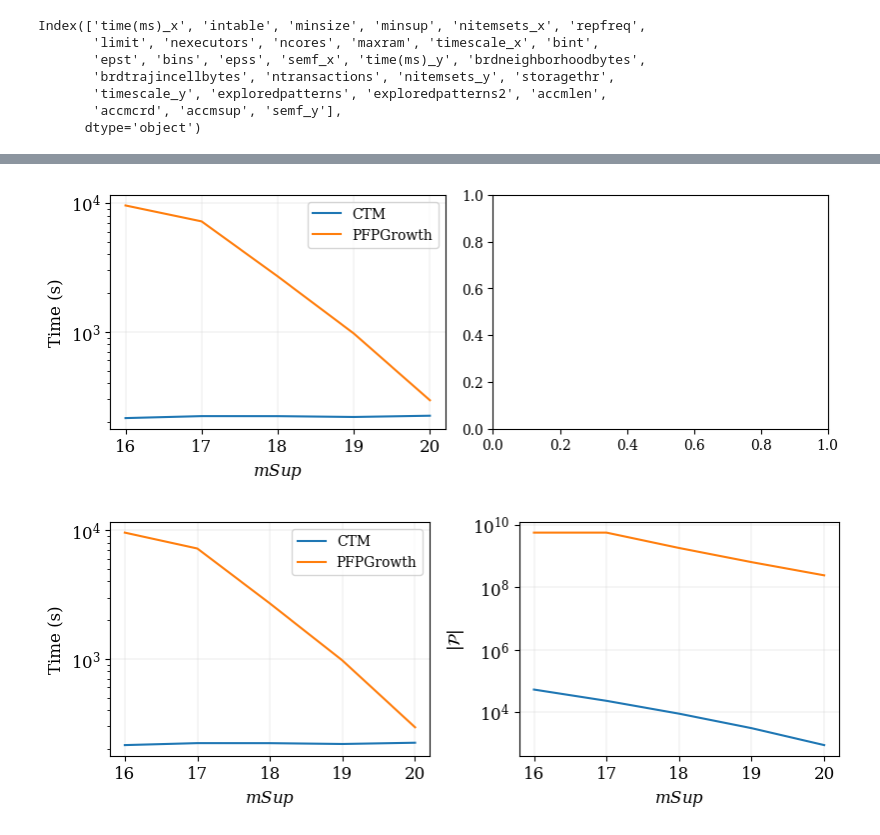
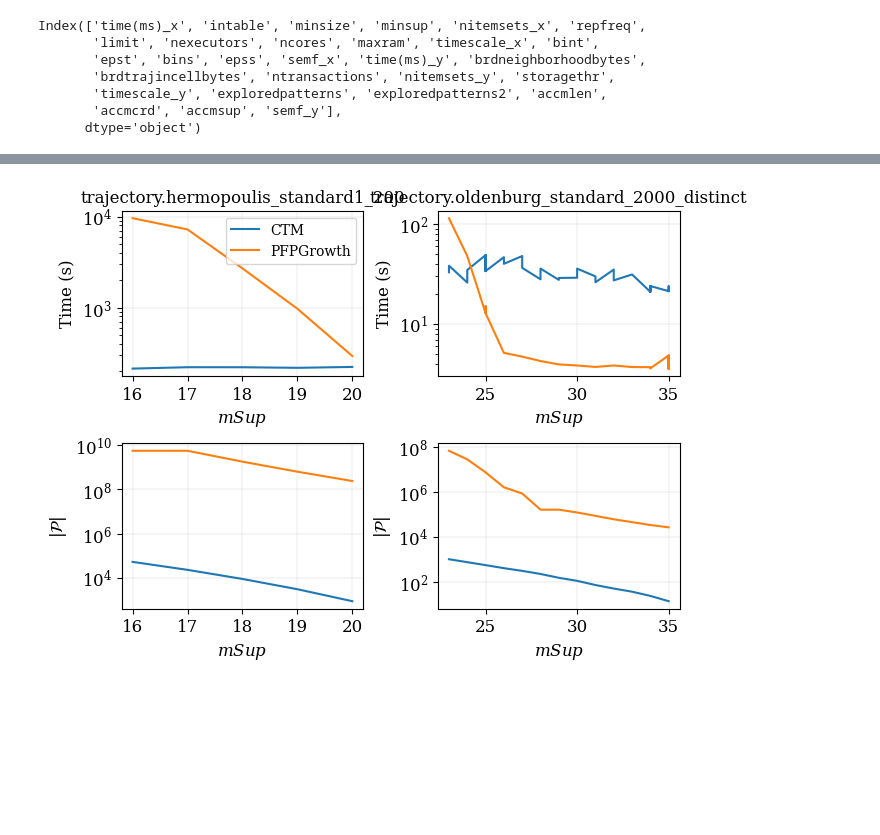
Before and after one commit to w4bo/ctm, a Jupyter notebook: src/main/python/CTM/PFPGrowth.ipynb, the cells around one changed output, grey strips where cells are left out. Saved outputs shown, nothing was run; the diff lists cells and outputs as text; code cells hidden in the pictures; blank space fills up the shorter version.

```diff
--- a/src/main/python/CTM/PFPGrowth.ipynb
+++ b/src/main/python/CTM/PFPGrowth.ipynb
@@ -156,7 +167,7 @@ df2
  'bins',
  'epss']
 # %%
-df3 = df1.merge(df2, on=[x for x in df1.columns if x in ['epss', 'bins', 'epst', 'bint', 'maxram', 'ncores', 'intable', 'minsize', 'minsup', 'repfreq',  'limit', 'nexecutors',]])
+df3 = df1.merge(df2, on=[x for x in df1.columns if x in ['intable', 'epss', 'bins', 'epst', 'bint', 'maxram', 'ncores', 'intable', 'minsize', 'minsup', 'repfreq',  'limit', 'nexecutors',]])
 df3
 # %% [output]
 |  | time(ms)_x | intable | minsize | minsup | nitemsets_x | repfreq | limit | nexecutors | ncores | maxram | ... |
@@ -177,9 +199,10 @@ Index(['time(ms)_x', 'intable', 'minsize', 'minsup', 'nitemsets_x', 'repfreq',
        'accmcrd', 'accmsup', 'semf_y'],
       dtype='object')
 # %%
-df3 = df3[['minsup', 'time(ms)_x', 'time(ms)_y', 'nitemsets_x', 'nitemsets_y']]
+df3 = df3[['intable', 'minsup', 'time(ms)_x', 'time(ms)_y', 'nitemsets_x', 'nitemsets_y']]
 df3['time(ms)_x'] = df3['time(ms)_x'] / 1000
 df3['time(ms)_y'] = df3['time(ms)_y'] / 1000
+df3 = df3.sort_values("minsup")
 df3
 # %% [output]
 A value is trying to be set on a copy of a slice from a DataFrame.
@@ -201,22 +235,19 @@ See the caveats in the documentation: https://pandas.pydata.org/pandas-docs/stab
 # %%
-fig, ax = plt.subplots(1, 2, figsize=figsize12, constrained_layout=True)
-axs = ax[0]
-df3.rename(columns={'time(ms)_x': 'PFPGrowth', 'time(ms)_y': 'CTM', 'minsup': '$mSup$'}).plot(fontsize=BIGGER_SIZE, ax=axs, x='$mSup$', y=['CTM', 'PFPGrowth'], logy=True)
-default_plotsetup(axs)
-axs.set_ylabel('Time (s)', fontsize=BIGGER_SIZE)
-axs.set_xlabel('$mSup$', fontsize=BIGGER_SIZE)
-# fig.savefig('../../../../output/pfpgrowth-time.svg')
+fig, ax = plt.subplots(2, len(df3["intable"].unique()), constrained_layout=True)
+for i, intable in enumerate(df3["intable"].unique()):
+    axs = ax[0][i]
+    df3[df3["intable"] == intable].rename(columns={'time(ms)_x': 'PFPGrowth', 'time(ms)_y': 'CTM', 'minsup': '$mSup$'}).plot(fontsize=BIGGER_SIZE, ax=axs, x='$mSup$', y=['CTM', 'PFPGrowth'], logy=True, legend=i == 0)
+    default_plotsetup(axs)
+    axs.set_title(intable)
+    axs.set_ylabel('Time (s)', fontsize=BIGGER_SIZE)
+    axs.set_xlabel('$mSup$', fontsize=BIGGER_SIZE)
+
+    axs = ax[1][i]
+    df3[df3["intable"] == intable].rename(columns={'nitemsets_x': 'PFPGrowth', 'nitemsets_y': 'CTM', 'minsup': '$mSup$'}).plot(fontsize=BIGGER_SIZE, ax=axs, x='$mSup$', y=['CTM', 'PFPGrowth'], logy=True, legend=False)
+    default_plotsetup(axs)
+    axs.set_ylabel('$|\mathcal{P}|$', fontsize=BIGGER_SIZE)
+    axs.set_xlabel('$mSup$',          fontsize=BIGGER_SIZE)
+    # fig.savefig('../../../../output/pfpgrowth-time.svg')
 fig
 # %% [output]
-[figure, old version]
+[figure, new version]
-# %%
-# fig, axs = plt.subplots(1, 1, figsize=figsize11, constrained_layout=True)
-axs = ax[1]
-df3.rename(columns={'nitemsets_x': 'PFPGrowth', 'nitemsets_y': 'CTM', 'minsup': '$mSup$'}).plot(fontsize=BIGGER_SIZE, ax=axs, x='$mSup$', y=['CTM', 'PFPGrowth'], logy=True, legend=False)
-default_plotsetup(axs)
-axs.set_ylabel('$|\mathcal{P}|$', fontsize=BIGGER_SIZE)
-axs.set_xlabel('$mSup$',          fontsize=BIGGER_SIZE)
-# fig.savefig('../../../../output/pfpgrowth.svg')
-fig
-# %% [output]
-[figure, removed]
```
Also changed, not shown: parts of 5 cells of this notebook, 9 other files.
